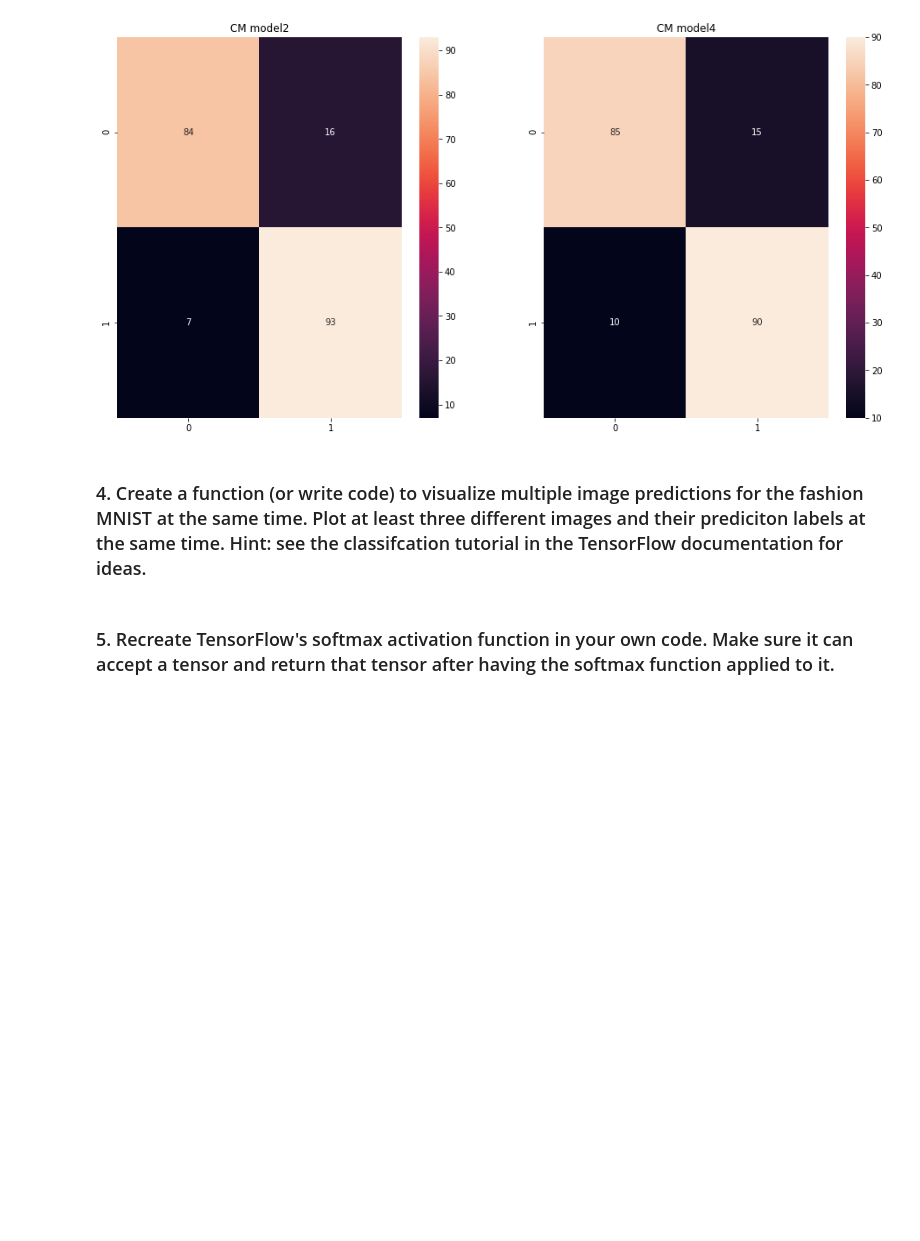
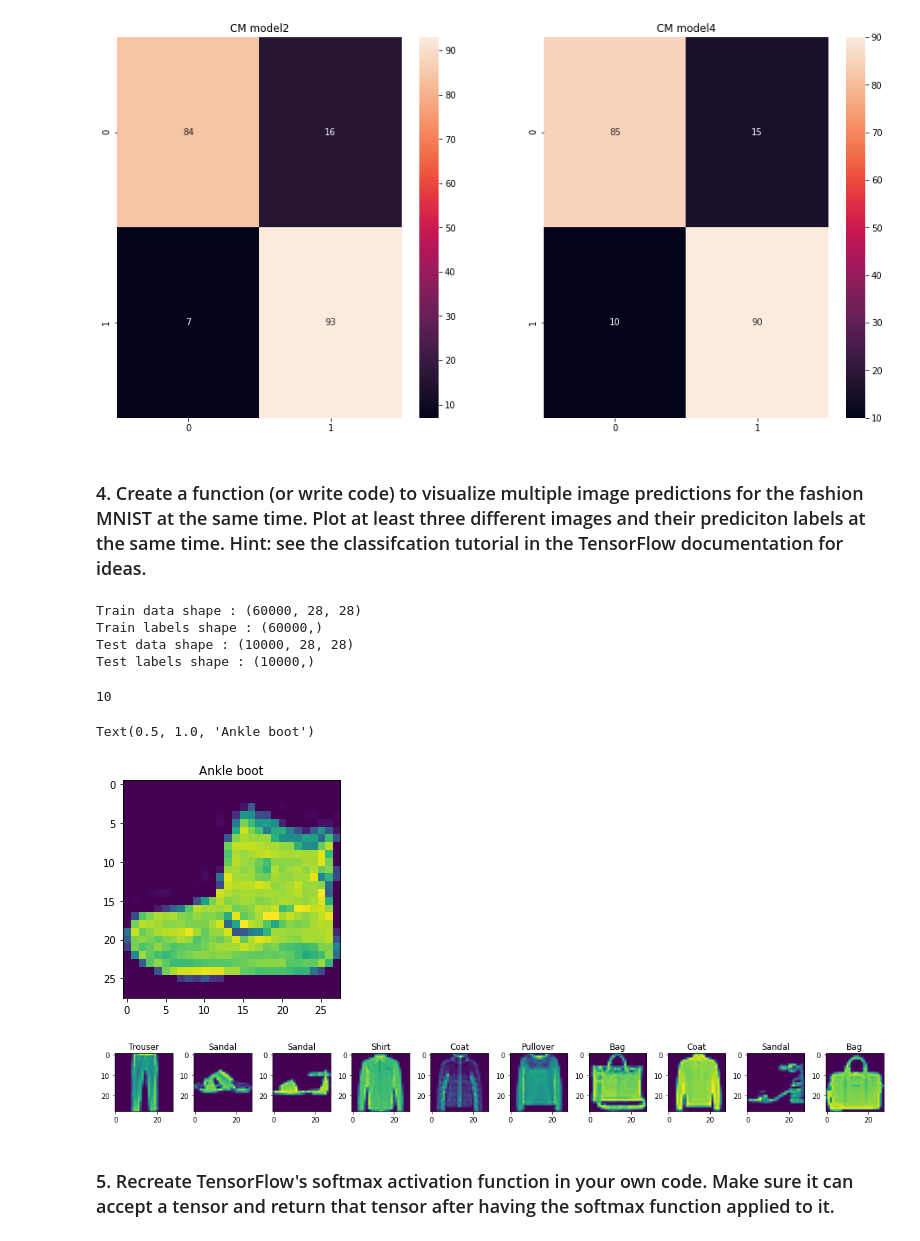
Before and after one commit to danchaud-vincent/tensorflow-deep-learning, a Jupyter notebook: exercices-solutions/02-Neural_Network_For_Classification_problem_Exercices.ipynb, the cells around one changed output. Cells and saved outputs as stored; diff of their text form; code cells hidden in the pictures; blank space fills up the shorter version.

Commit message:
plot function

```diff
--- a/exercices-solutions/02-Neural_Network_For_Classification_problem_Exercices.ipynb
+++ b/exercices-solutions/02-Neural_Network_For_Classification_problem_Exercices.ipynb
@@ -474,0 +477,31 @@ import tensorflow as tf
+# %%
+# Import the FASHION MNIST data set
+from tensorflow.keras.datasets import fashion_mnist
+(train_data, train_labels) , (test_data,test_labels) = fashion_mnist.load_data()
+# %%
+# Shapes
+print(f'Train data shape : {train_data.shape}')
+print(f'Train labels shape : {train_labels.shape}')
+print(f'Test data shape : {test_data.shape}')
+print(f'Test labels shape : {test_labels.shape}')
+# %% [output]
+Train data shape : (60000, 28, 28)
+Train labels shape : (60000,)
+Test data shape : (10000, 28, 28)
+Test labels shape : (10000,)
+# %%
+# Create the class names
+class_names = ['T-shirt/top', 'Trouser', 'Pullover', 'Dress', 'Coat',
+               'Sandal', 'Shirt', 'Sneaker', 'Bag', 'Ankle boot']
+
+len(class_names)
+# %% [output]
+10
+# %%
+# Plot an image
+plt.figure()
+plt.imshow(train_data[0])
+plt.title(class_names[train_labels[0]])
+# %% [output]
+Text(0.5, 1.0, 'Ankle boot')
+[figure, added]
@@ -475,3 +529,7 @@ import tensorflow as tf
+# %%
+plot_pictures(train_data,train_labels)
+# %% [output]
+[figure, added]
 # %% [markdown]
 ### 5. Recreate TensorFlow's softmax activation function in your own code. Make sure it can accept a tensor and return that tensor after having the softmax function applied to it.
 # %% [markdown]
```
Also changed, not shown: parts of 6 cells of this notebook.
